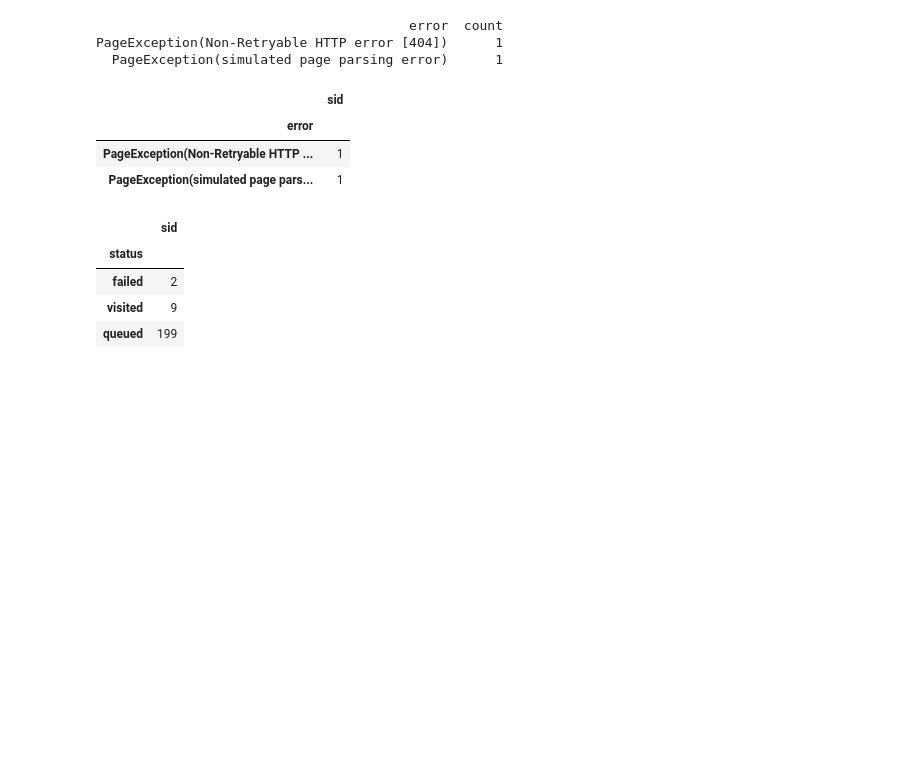
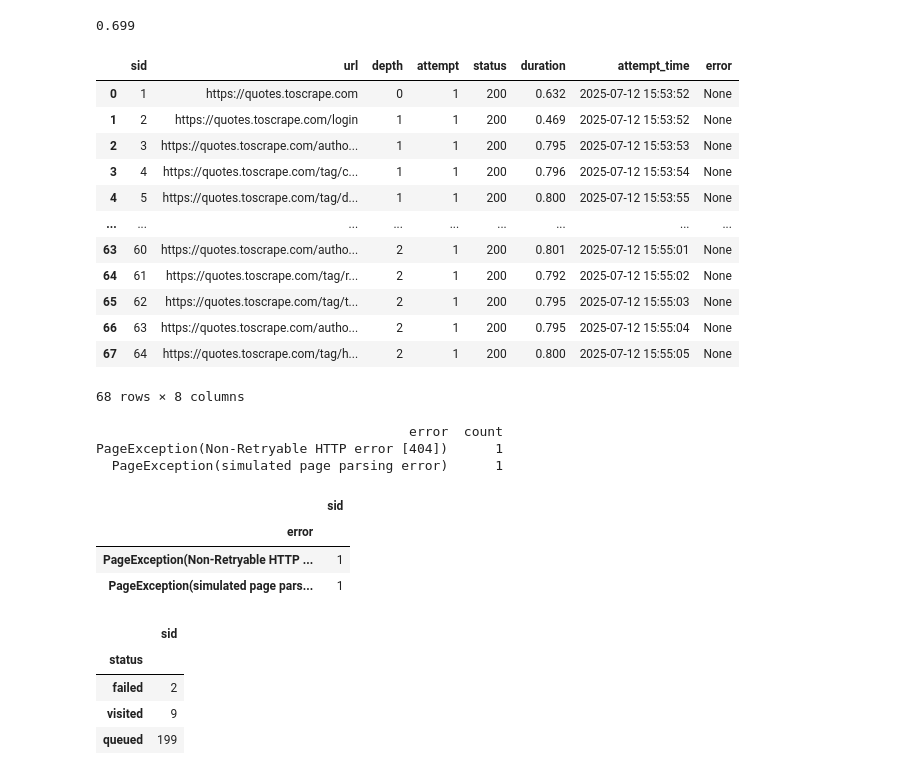
Before and after one commit to igoriokas/web-crawler, a Jupyter notebook: src/_view_state.ipynb, the cells around one changed output. Drawn from its saved outputs; the diff is of its cells as text; code cells hidden in the pictures; blank space fills up the shorter version.

Commit message:
fetch duration

```diff
--- a/src/_view_state.ipynb
+++ b/src/_view_state.ipynb
@@ -15,8 +15,24 @@ RUN_FOLDER = 'run'
 DBNAME = f"{RUN_FOLDER}/state.db"
 # %%
-# with sqlite3.connect(DBNAME) as conn:
-#     df = pd.read_sql("SELECT * FROM pages", conn)
-# df
+with sqlite3.connect(DBNAME) as conn:
+    df = pd.read_sql("SELECT * FROM attempts", conn)
+display(float(df['duration'].mean().round(3)))
+df
+# %% [output]
+0.699
+|  | sid | url | depth | attempt | status | duration | attempt_time | error |
+| 0 | 1 | https://quotes.toscrape.com | 0 | 1 | 200 | 0.632 | 2025-07-12 15:53:52 | None |
+| 1 | 2 | https://quotes.toscrape.com/login | 1 | 1 | 200 | 0.469 | 2025-07-12 15:53:52 | None |
+| 2 | 3 | https://quotes.toscrape.com/autho... | 1 | 1 | 200 | 0.795 | 2025-07-12 15:53:53 | None |
+| 3 | 4 | https://quotes.toscrape.com/tag/c... | 1 | 1 | 200 | 0.796 | 2025-07-12 15:53:54 | None |
+| 4 | 5 | https://quotes.toscrape.com/tag/d... | 1 | 1 | 200 | 0.800 | 2025-07-12 15:53:55 | None |
+| ... | ... | ... | ... | ... | ... | ... | ... | ... |
+| 63 | 60 | https://quotes.toscrape.com/autho... | 2 | 1 | 200 | 0.801 | 2025-07-12 15:55:01 | None |
+| 64 | 61 | https://quotes.toscrape.com/tag/r... | 2 | 1 | 200 | 0.792 | 2025-07-12 15:55:02 | None |
+| 65 | 62 | https://quotes.toscrape.com/tag/t... | 2 | 1 | 200 | 0.795 | 2025-07-12 15:55:03 | None |
+| 66 | 63 | https://quotes.toscrape.com/autho... | 2 | 1 | 200 | 0.795 | 2025-07-12 15:55:04 | None |
+| 67 | 64 | https://quotes.toscrape.com/tag/h... | 2 | 1 | 200 | 0.800 | 2025-07-12 15:55:05 | None |
+68 rows × 8 columns
 # %%
 # with sqlite3.connect(DBNAME) as conn:
 #     db_words_count = pd.read_sql("SELECT * FROM words ORDER BY count DESC, word ASC", conn)
```
Also changed, not shown: parts of 1 cell of this notebook, 2 other files.
